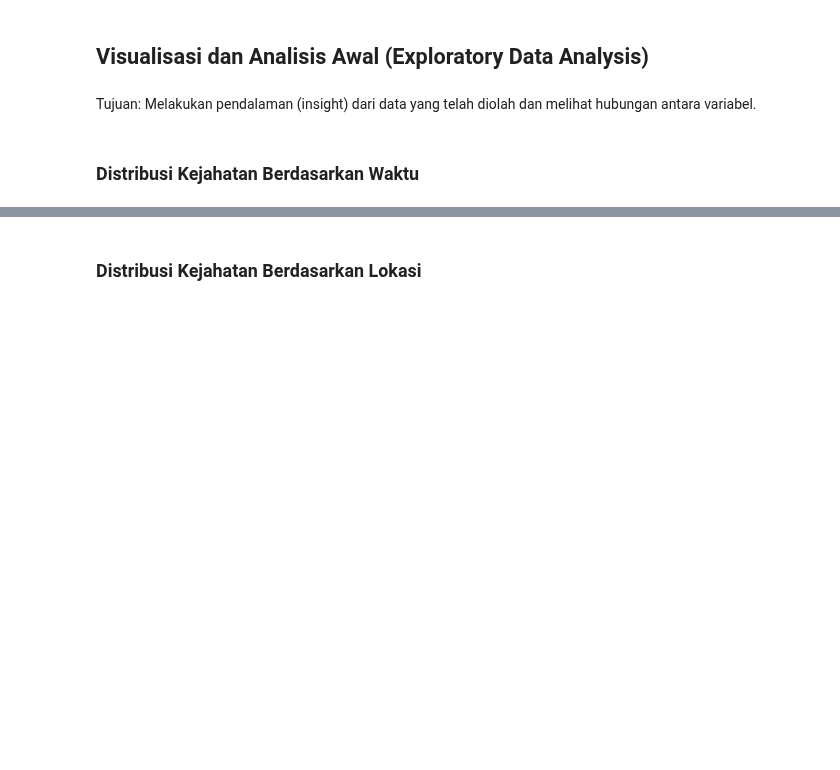
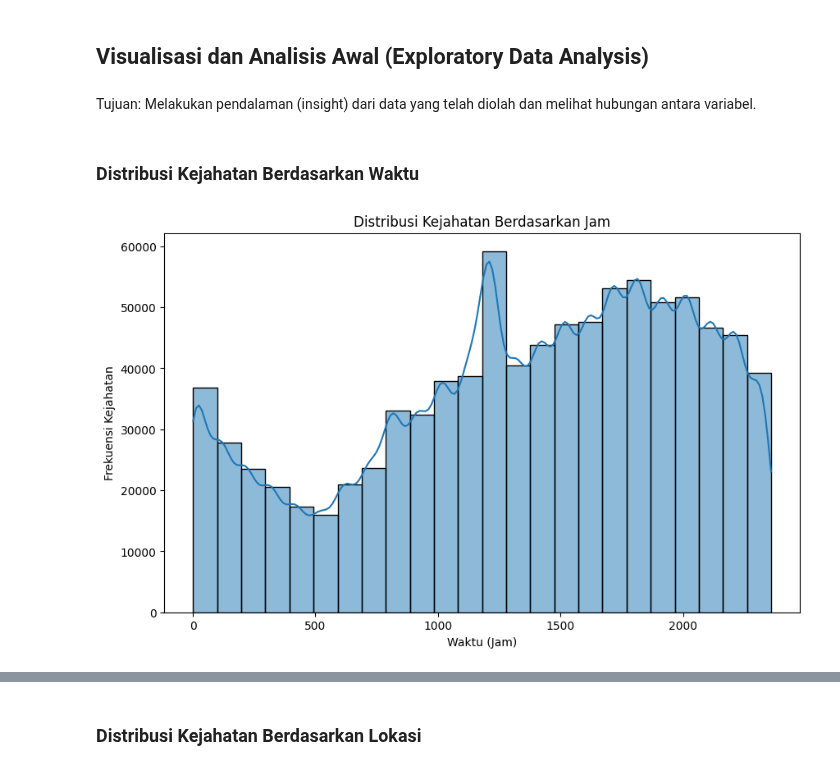
Before and after one commit to jasmrntha/tgp1-pap-c, a Jupyter notebook: Eksplorasi-dan-Prapemrosesan-Data.ipynb, the cells around one changed output, grey strips where cells are left out. Cells and saved outputs as stored; diff of their text form; code cells hidden in the pictures; blank space fills up the shorter version.

```diff
--- a/Eksplorasi-dan-Prapemrosesan-Data.ipynb
+++ b/Eksplorasi-dan-Prapemrosesan-Data.ipynb
@@ -419,3 +440,23 @@ data_for_new_feature.head()
 | 3 | 05/10/2023 12:00:00 AM | 2020-03-10 | 2037 | 9 | Van Nuys | 1 | 343 | SHOPLIFTING-GRAND THEFT ($950.01 ... | 0325 1501 | 19 | ... |
 | 4 | 08/18/2022 12:00:00 AM | 2020-08-17 | 1200 | 6 | Hollywood | 2 | 354 | THEFT OF IDENTITY | 1822 1501 0930 2004 | 28 | ... |
 5 rows × 29 columns
+# %%
+data_for_new_feature.columns
+
+# drop column yang tidak relevan
+cleaned_new = data_for_new_feature.drop(columns=['Status Desc', 'DATE OCC', 'TIME OCC'])
+
+# ubah kolom vict sex menggunakan one hot encoding
+data_for_new_feature['Vict Sex'] = data_for_new_feature['Vict Sex'].replace(['-', 'H'], 'X')
+one_hot = pd.get_dummies(data_for_new_feature['Vict Sex'])
+one_hot = one_hot.rename(columns={'F': 'Female', 'M': 'Male', 'X': 'Unknown gender'})
+
+# memasukkan one hot encoding ke cleaned_new
+cleaned_new = cleaned_new.join(one_hot)
+
+# mengubah kolom status desc menggunakan one hot encoding
+one_hot_status = pd.get_dummies(data_for_new_feature['Status Desc'])
+cleaned_new = cleaned_new.join(one_hot_status)
+
+# display cleaned_new
+cleaned_new.head(10)
@@ -429,0 +482,11 @@ Tujuan: Melakukan pendalaman (insight) dari data yang telah diolah dan melihat h
+# %%
+# Distribusi Kejahatan Berdasarkan Waktu
+# Visualisasi distribusi kejahatan berdasarkan waktu kejadian
+plt.figure(figsize=(10,6))
+sns.histplot(data_for_new_feature['TIME OCC'], bins=24, kde=True)
+plt.title('Distribusi Kejahatan Berdasarkan Jam')
+plt.xlabel('Waktu (Jam)')
+plt.ylabel('Frekuensi Kejahatan')
+plt.show()
+# %% [output]
+[figure, added]
```
Also changed, not shown: parts of 22 cells of this notebook, 1 other file.
